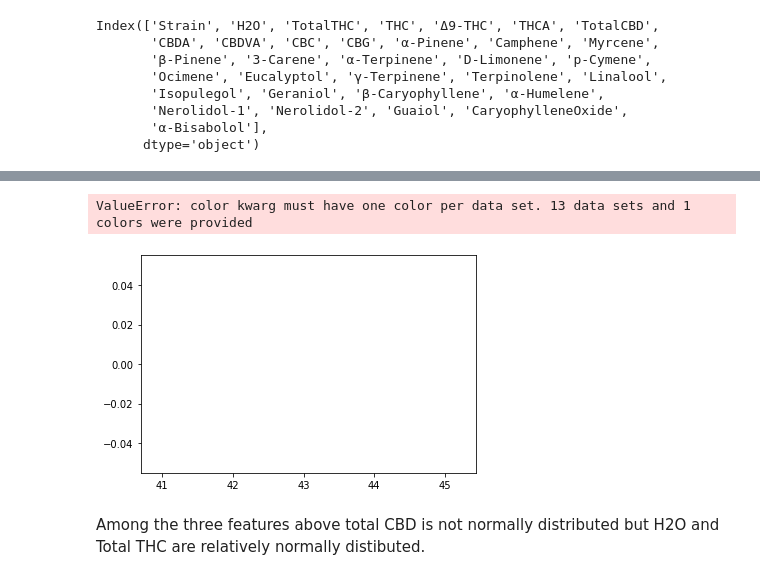
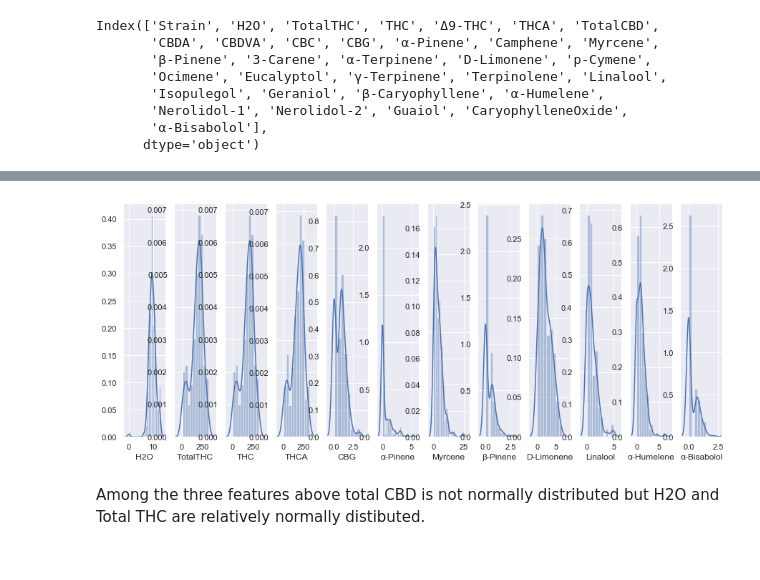
Before and after one commit to kavehamini/Cannabis_Project, a Jupyter notebook: Cannabis_Project.ipynb, the cells around one changed output, grey strips where cells are left out. Drawn from its saved outputs; the diff is of its cells as text; code cells hidden in the pictures.

```diff
--- a/Cannabis_Project.ipynb
+++ b/Cannabis_Project.ipynb
@@ -203,8 +182,22 @@ newdf.dropna()
-# %%
-sns.distplot(newdf[['H2O','TotalTHC','THC', 'THCA', 'CBG', 'α-Pinene', 'Myrcene', 'β-Pinene', 'D-Limonene', 'Linalool', 'β-Caryophyllene',
-'α-Humelene', 'α-Bisabolol']].dropna())
-# %% [output]
-ValueError: color kwarg must have one color per data set. 13 data sets and 1 colors were provided
-[figure, removed]
+# %%
+cleandf = newdf.dropna()
+# %%
+warnings.filterwarnings("ignore")
+sns.set()
+fig, ((ax1,ax2,ax3,ax4,ax5,ax6,ax7,ax8,ax9,ax10,ax11,ax12))=plt.subplots(ncols=12,nrows=1,figsize=(15,6))
+sns.distplot(cleandf['H2O'],ax=ax1);
+sns.distplot(cleandf['TotalTHC'],ax=ax2);
+sns.distplot(cleandf['THC'],ax=ax3);
+sns.distplot(cleandf['THCA'],ax=ax4);
+sns.distplot(cleandf['CBG'],ax=ax5);
+sns.distplot(cleandf['α-Pinene'],ax=ax6);
+sns.distplot(cleandf['Myrcene'],ax=ax7);
+sns.distplot(cleandf['β-Pinene'],ax=ax8);
+sns.distplot(cleandf['D-Limonene'],ax=ax9);
+sns.distplot(cleandf['Linalool'],ax=ax10);
+sns.distplot(cleandf['α-Humelene'],ax=ax11);
+sns.distplot(cleandf['α-Bisabolol'],ax=ax12);
+# %% [output]
+[figure, added]
 # %% [markdown]
 Among the three features above total CBD is not normally distributed but H2O and Total  THC are relatively normally distibuted.
```
Also changed, not shown: parts of 1 cell of this notebook.
